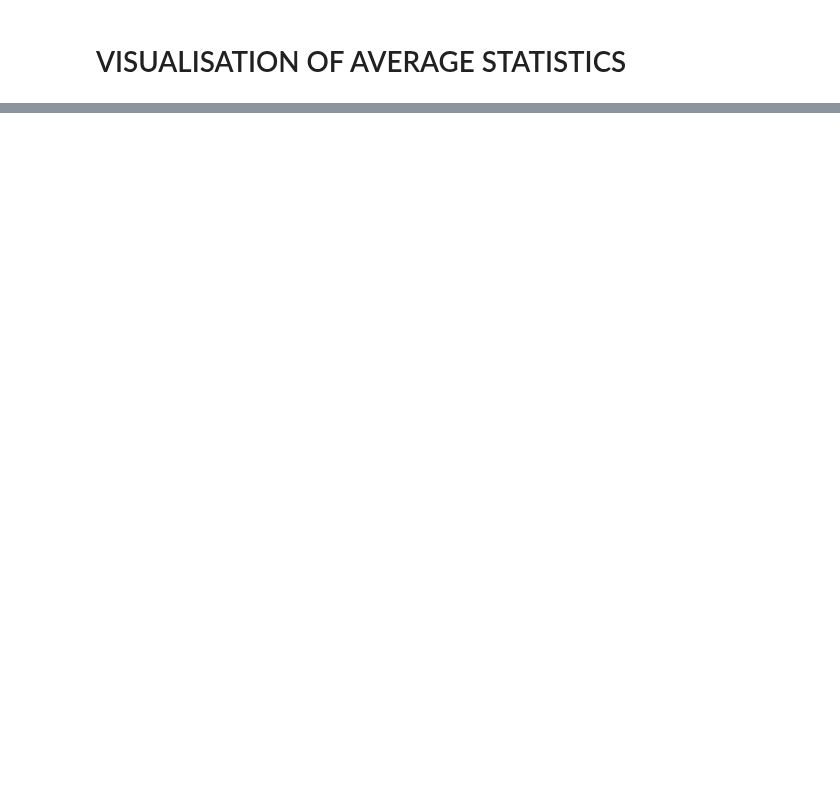
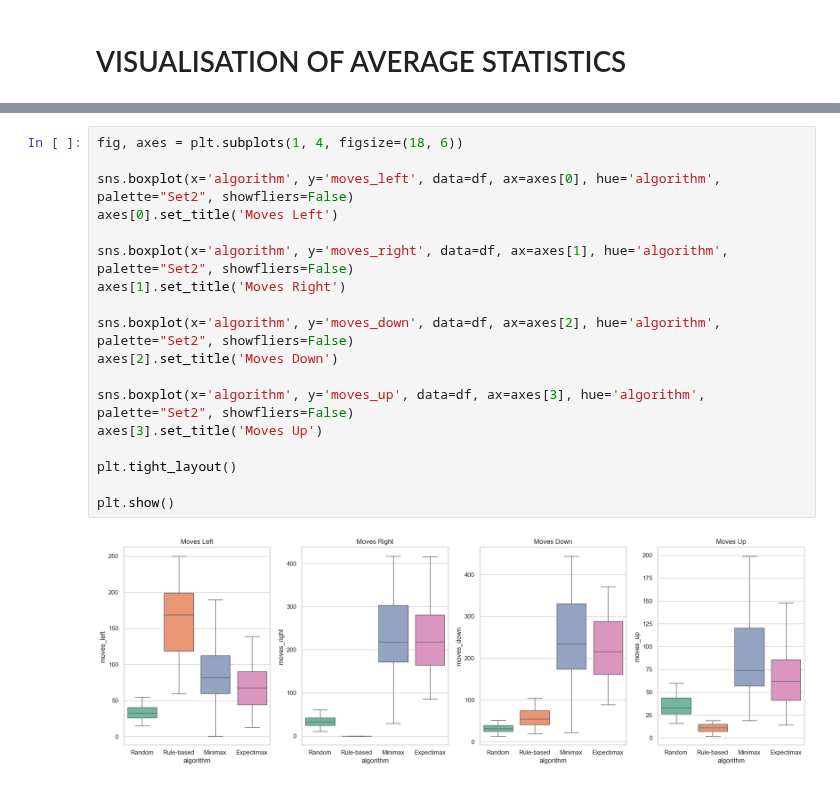
Before and after one commit to ksublo/solver2048, a Jupyter notebook: blo0021_2024solver.ipynb, the cells around one changed output, grey strips where cells are left out. Saved outputs shown, nothing was run; the diff lists cells and outputs as text; blank space fills up the shorter version.

```diff
--- a/blo0021_2024solver.ipynb
+++ b/blo0021_2024solver.ipynb
@@ -1184,0 +861,20 @@ plt.show()
+# %%
+fig, axes = plt.subplots(1, 4, figsize=(18, 6))
+
+sns.boxplot(x='algorithm', y='moves_left', data=df, ax=axes[0], hue='algorithm', palette="Set2", showfliers=False)
+axes[0].set_title('Moves Left')
+
+sns.boxplot(x='algorithm', y='moves_right', data=df, ax=axes[1], hue='algorithm', palette="Set2", showfliers=False)
+axes[1].set_title('Moves Right')
+
+sns.boxplot(x='algorithm', y='moves_down', data=df, ax=axes[2], hue='algorithm', palette="Set2", showfliers=False)
+axes[2].set_title('Moves Down')
+
+sns.boxplot(x='algorithm', y='moves_up', data=df, ax=axes[3], hue='algorithm', palette="Set2", showfliers=False)
+axes[3].set_title('Moves Up')
+
+plt.tight_layout()
+
+plt.show()
+# %% [output]
+[figure, added]
```
Also changed, not shown: parts of 36 cells of this notebook, 19 other files.
